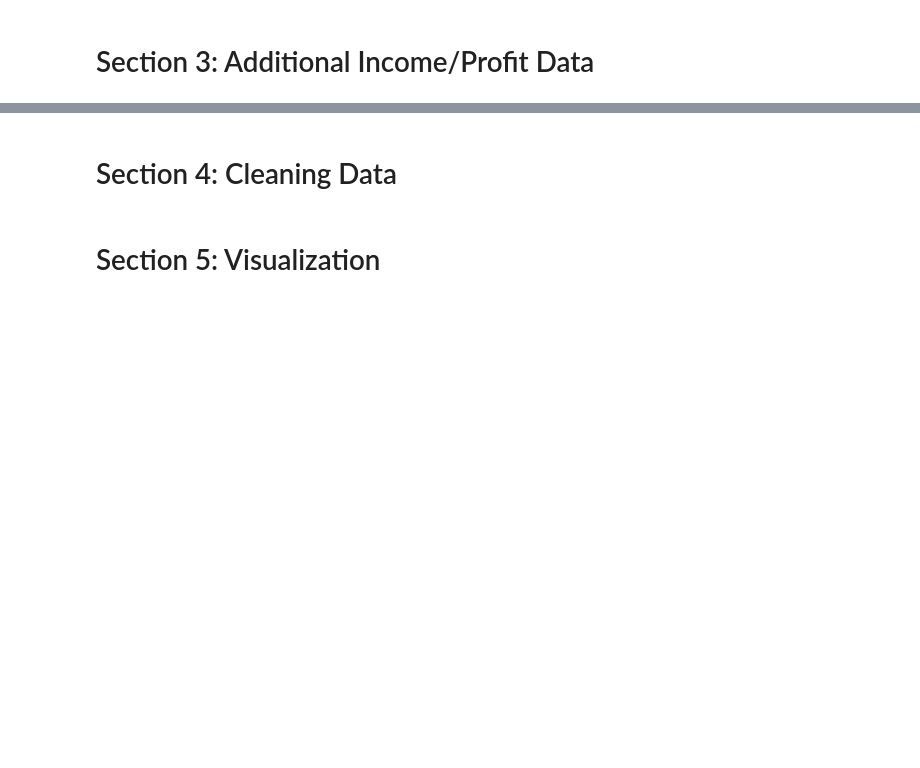
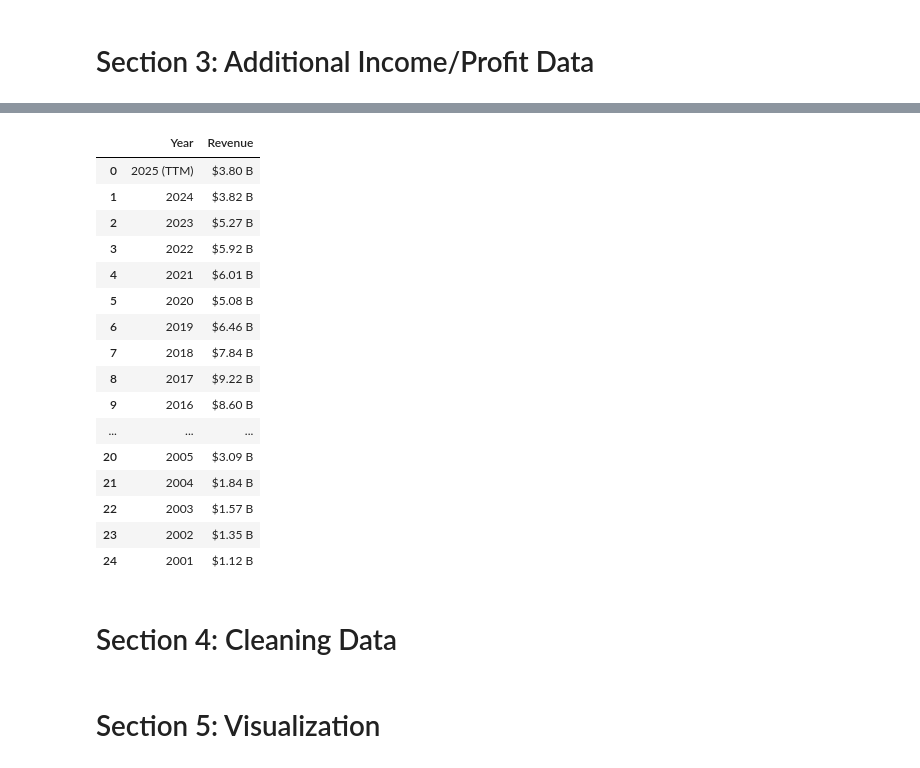
Before and after one commit to eddyzevallos12/Stock-Price-vs-Revenue-Analysis-Tesla-GameStop-, a Jupyter notebook: Stock Price vs Company Fundamentals Analysis.ipynb, the cells around one changed output, grey strips where cells are left out. Drawn from its saved outputs; the diff is of its cells as text; code cells hidden in the pictures; blank space fills up the shorter version.

```diff
--- a/Stock Price vs Company Fundamentals Analysis.ipynb
+++ b/Stock Price vs Company Fundamentals Analysis.ipynb
@@ -53,3 +124,43 @@ share_gamestop
+# %%
+url_gamestop = 'https://companiesmarketcap.com/gamestop/revenue/'
+html_gme = requests.get(url_gamestop).text
+# %%
+#Parsing with beautiful soup
+parse_revenue_gme = BeautifulSoup(html_gme, "html.parser")
+# %%
+table_revenue_gme = parse_revenue_gme.find("table")
+rows_gme = table_revenue_gme.find("tbody").find_all("tr")
+
+final_data_gme = []
+
+for row in rows_gme:
+    cols = row.find_all("td")
+    year = cols[0].text
+    revenue = cols[1].text
+
+    final_data_gme.append({'Year': year,
+                           'Revenue': revenue})
+
+revenue_gme = pd.DataFrame(final_data_gme)
+revenue_gme
+# %% [output]
+|  | Year | Revenue |
+| 0 | 2025 (TTM) | $3.80 B |
+| 1 | 2024 | $3.82 B |
+| 2 | 2023 | $5.27 B |
+| 3 | 2022 | $5.92 B |
+| 4 | 2021 | $6.01 B |
+| 5 | 2020 | $5.08 B |
+| 6 | 2019 | $6.46 B |
+| 7 | 2018 | $7.84 B |
+| 8 | 2017 | $9.22 B |
+| 9 | 2016 | $8.60 B |
+| ... | ... | ... |
+| 20 | 2005 | $3.09 B |
+| 21 | 2004 | $1.84 B |
+| 22 | 2003 | $1.57 B |
+| 23 | 2002 | $1.35 B |
+| 24 | 2001 | $1.12 B |
 # %% [markdown]
 # Section 4: Cleaning Data
 # %% [markdown]
```
Also changed, not shown: parts of 12 cells of this notebook.
